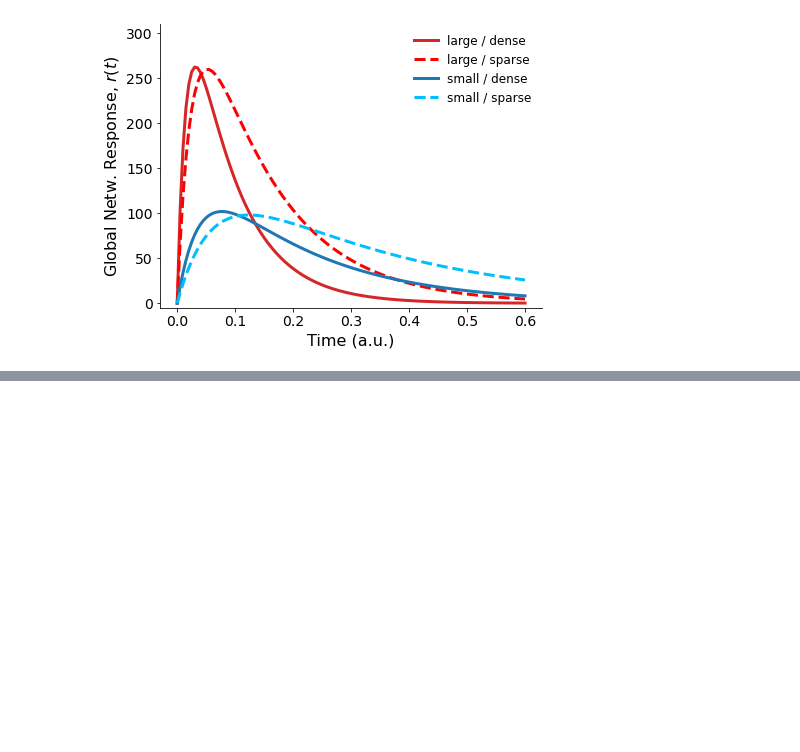
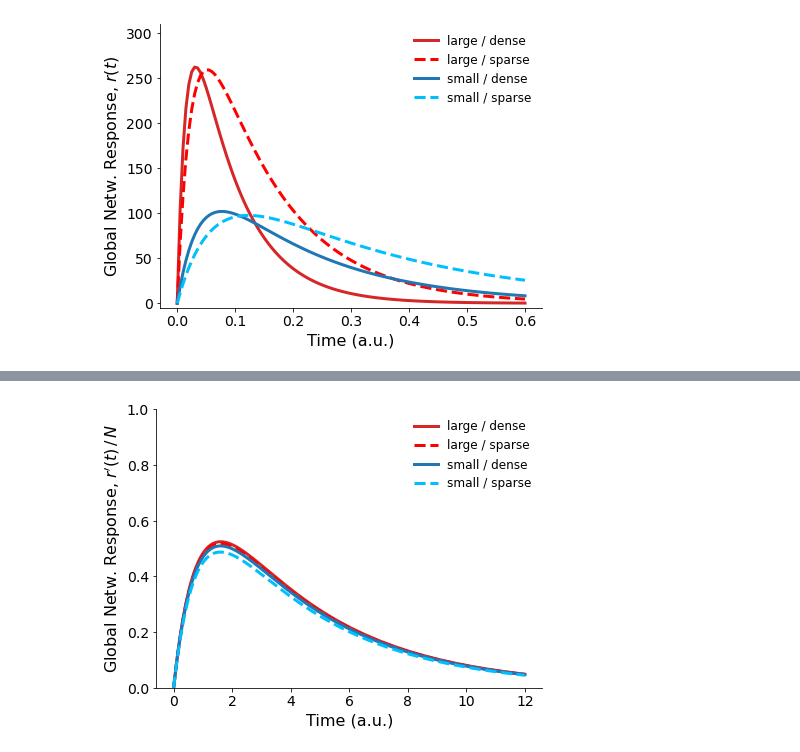
Before and after one commit to mb-BCA/SiReNetA_Tutorials, a Jupyter notebook: Notebooks_Tutorials/4.1_UseCase_CompareNets_Part1.ipynb, the cells around one changed output, grey strips where cells are left out. Cells and saved outputs as stored; diff of their text form; code cells hidden in the pictures; blank space fills up the shorter version.

```diff
--- a/Notebooks_Tutorials/4.1_UseCase_CompareNets_Part1.ipynb
+++ b/Notebooks_Tutorials/4.1_UseCase_CompareNets_Part1.ipynb
@@ -392,0 +408,20 @@ ntotnoderesp4 = sna.AreaUnderCurve(nnoderesp4, dt)
+# %%
+# Plot the global network responses, further normalized by network sizes
+plt.figure()
+ax = plt.axes()
+ax.spines[['top','right']].set_visible(False)
+
+plt.plot(ntpoints, nr4 / N2, lw=3, c=cols[3],           label='large / dense')
+plt.plot(ntpoints, nr3 / N2, lw=3, c=cols[2], ls='--',  label='large / sparse')
+plt.plot(ntpoints, nr2 / N1, lw=3, c=cols[1],           label='small / dense')
+plt.plot(ntpoints, nr1 / N1, lw=3, c=cols[0], ls='--',  label='small / sparse')
+
+plt.ylim(0,1)
+plt.tick_params( labelsize=14 )
+plt.xlabel('Time (a.u.)', fontsize=16)
+plt.ylabel("Global Netw. Response, $r'(t) \,/\, N$", fontsize=16)
+
+plt.legend(frameon=False, fontsize=12)
+plt.tight_layout()
+# %% [output]
+[figure, added]
```
Also changed, not shown: parts of 25 cells of this notebook.
